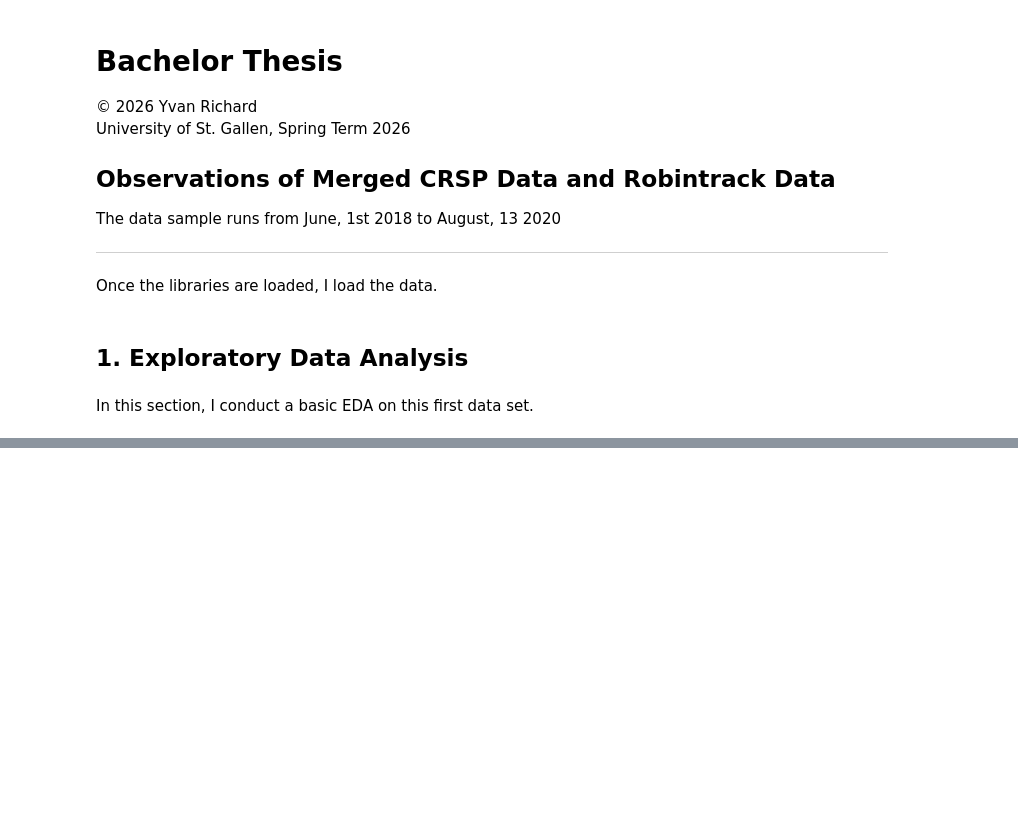
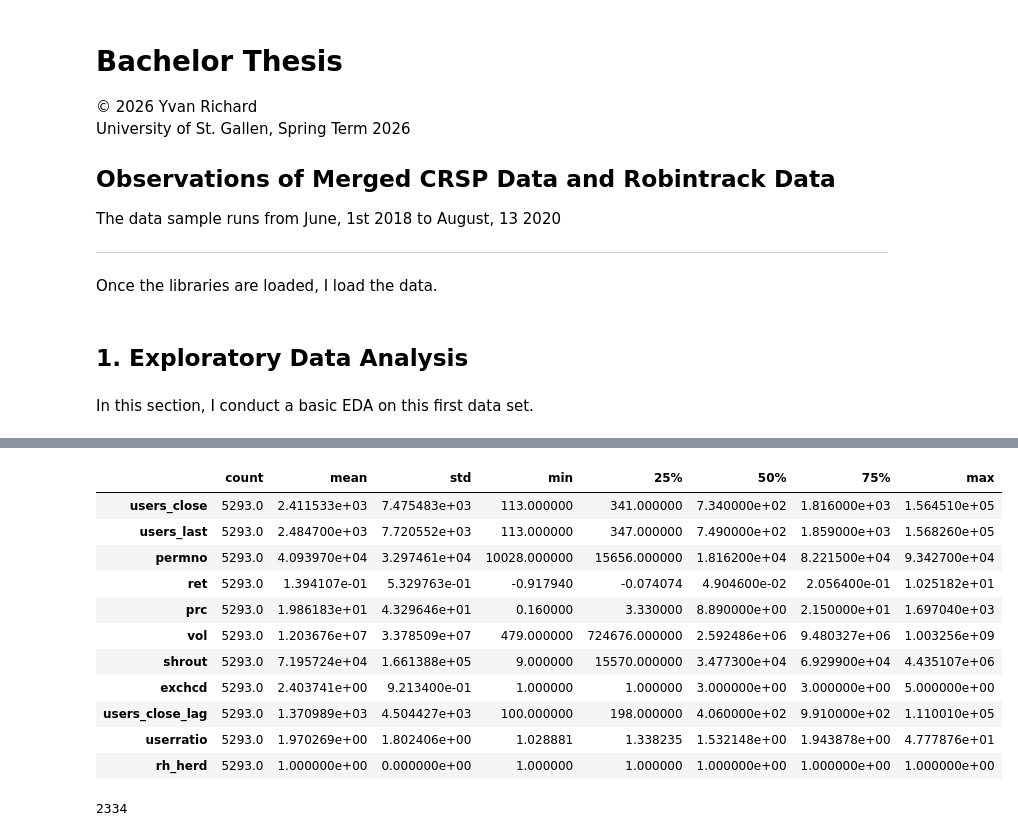
Before and after one commit to YVYX04/Bachelor_Thesis, a Jupyter notebook: notebooks/CRSP_RH/01_EDA.ipynb, the cells around one changed output, grey strips where cells are left out. Drawn from its saved outputs; the diff is of its cells as text; code cells hidden in the pictures; blank space fills up the shorter version.

```diff
--- a/notebooks/CRSP_RH/01_EDA.ipynb
+++ b/notebooks/CRSP_RH/01_EDA.ipynb
@@ -89,0 +102,6 @@ df.describe().T
+# %%
+# remove the rows with missing values in users_close and users_last
+df_clean = df.dropna(subset=["users_close", "users_last"])
+
+# compute summary statistics of users_close and users_last after removing missing values
+df_clean.describe().T
@@ -89,0 +118,4 @@ df.describe().T
+# %%
+df_clean_pos = df_clean.copy()
+df_clean_pos["prc"] = df_clean_pos["prc"].abs()
+df_clean_pos[['users_close', 'users_last', 'prc', 'ret']].describe().T
@@ -89,0 +172,23 @@ df.describe().T
+# %%
+# keep only the rows where rh_herd is 1
+df_herding = df[df["rh_herd"] == 1].copy()
+# %%
+# summary statistics of the herding stocks
+df_herding.describe().T
+# %% [output]
+|  | count | mean | std | min | 25% | 50% | 75% | max |
+| users_close | 5293.0 | 2.411533e+03 | 7.475483e+03 | 113.000000 | 341.000000 | 7.340000e+02 | 1.816000e+03 | 1.564510e+05 |
+| users_last | 5293.0 | 2.484700e+03 | 7.720552e+03 | 113.000000 | 347.000000 | 7.490000e+02 | 1.859000e+03 | 1.568260e+05 |
+| permno | 5293.0 | 4.093970e+04 | 3.297461e+04 | 10028.000000 | 15656.000000 | 1.816200e+04 | 8.221500e+04 | 9.342700e+04 |
+| ret | 5293.0 | 1.394107e-01 | 5.329763e-01 | -0.917940 | -0.074074 | 4.904600e-02 | 2.056400e-01 | 1.025182e+01 |
+| prc | 5293.0 | 1.986183e+01 | 4.329646e+01 | 0.160000 | 3.330000 | 8.890000e+00 | 2.150000e+01 | 1.697040e+03 |
+| vol | 5293.0 | 1.203676e+07 | 3.378509e+07 | 479.000000 | 724676.000000 | 2.592486e+06 | 9.480327e+06 | 1.003256e+09 |
+| shrout | 5293.0 | 7.195724e+04 | 1.661388e+05 | 9.000000 | 15570.000000 | 3.477300e+04 | 6.929900e+04 | 4.435107e+06 |
+| exchcd | 5293.0 | 2.403741e+00 | 9.213400e-01 | 1.000000 | 1.000000 | 3.000000e+00 | 3.000000e+00 | 5.000000e+00 |
+| users_close_lag | 5293.0 | 1.370989e+03 | 4.504427e+03 | 100.000000 | 198.000000 | 4.060000e+02 | 9.910000e+02 | 1.110010e+05 |
+| userratio | 5293.0 | 1.970269e+00 | 1.802406e+00 | 1.028881 | 1.338235 | 1.532148e+00 | 1.943878e+00 | 4.777876e+01 |
+| rh_herd | 5293.0 | 1.000000e+00 | 0.000000e+00 | 1.000000 | 1.000000 | 1.000000e+00 | 1.000000e+00 | 1.000000e+00 |
+# %%
+df_herding["ticker"].nunique()
+# %% [output]
+2334
```
Also changed, not shown: parts of 9 cells of this notebook, 7 other files.
